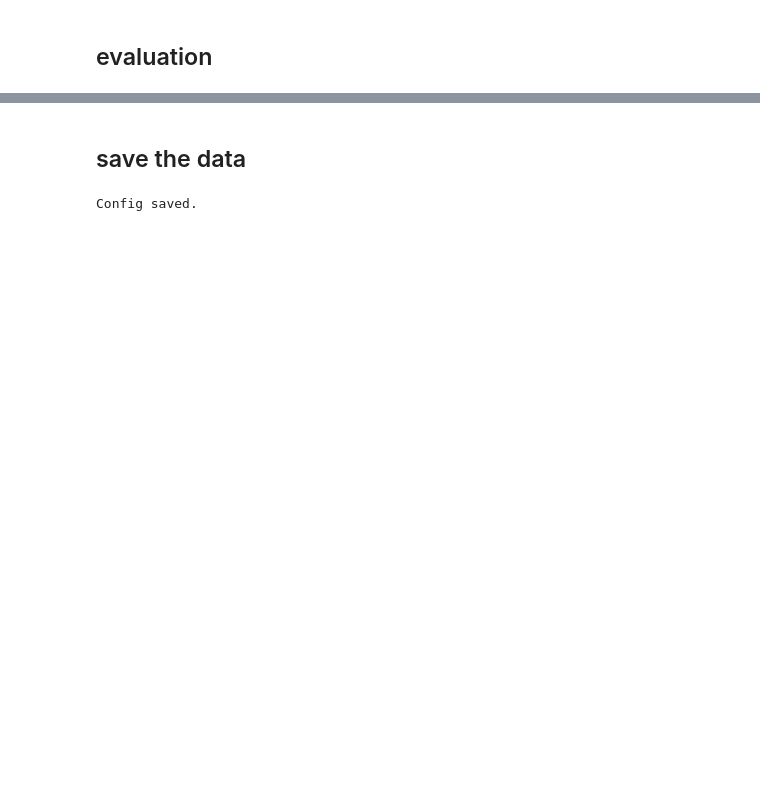
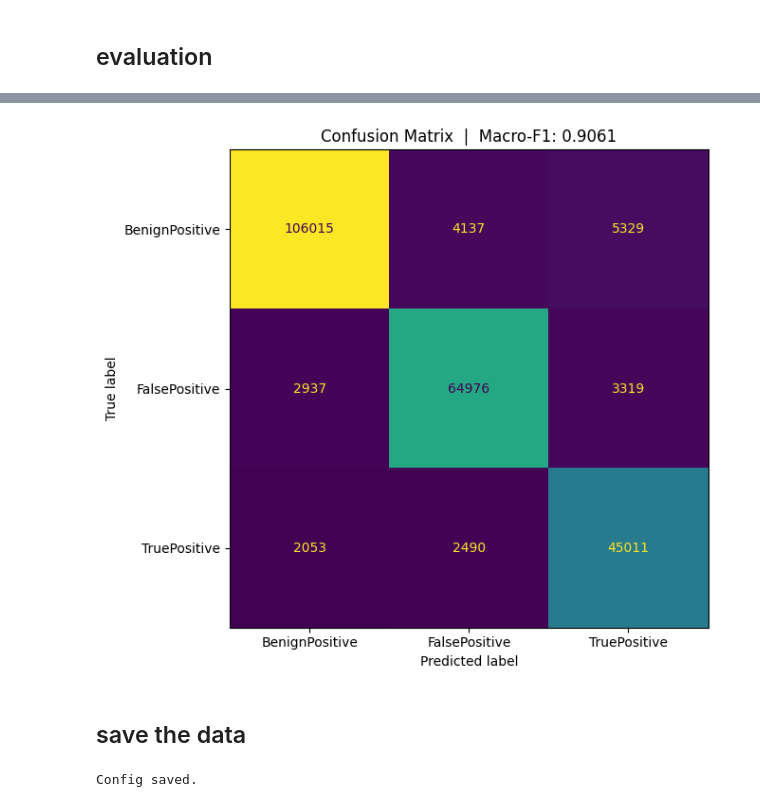
Before and after one commit to MomoSalter/microsoft_security_incident_prediction, a Jupyter notebook: model_training.ipynb, the cells around one changed output, grey strips where cells are left out. Saved outputs shown, nothing was run; the diff lists cells and outputs as text; code cells hidden in the pictures; blank space fills up the shorter version.

```diff
--- a/model_training.ipynb
+++ b/model_training.ipynb
@@ -281,3 +334,14 @@ Test Macro-F1: 0.9082  (paper baseline: 0.87)
+# %%
+from sklearn.metrics import confusion_matrix, ConfusionMatrixDisplay
+cm = confusion_matrix(all_labels, all_preds)
+fig, ax = plt.subplots(figsize=(7, 6))
+ConfusionMatrixDisplay(cm, display_labels=label_encoder.classes_).plot(ax=ax, colorbar=False)
+ax.set_title(f'Confusion Matrix  |  Macro-F1: {test_f1:.4f}')
+plt.tight_layout()
+plt.savefig('artifacts/confusion_matrix.png')
+plt.show()
+# %% [output]
+[figure, added]
 # %% [markdown]
 ## save the data
 # %%
```
Also changed, not shown: parts of 11 cells of this notebook, 8 other files.
